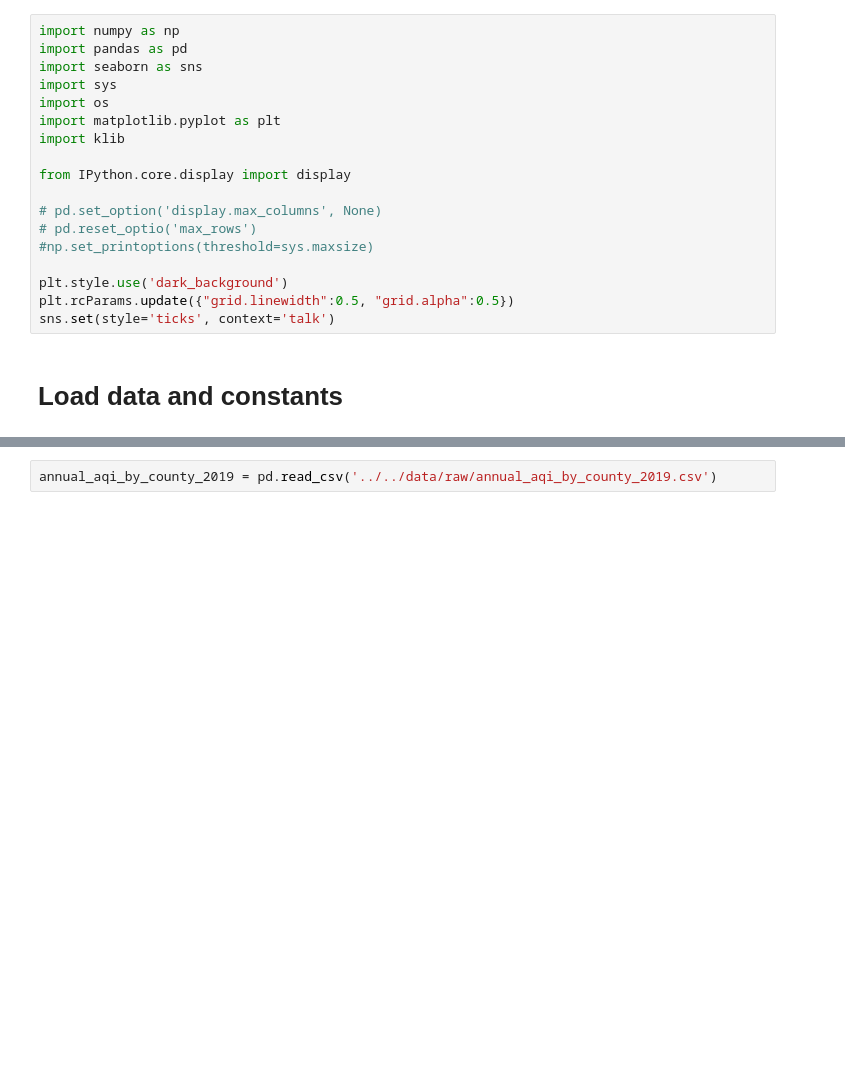
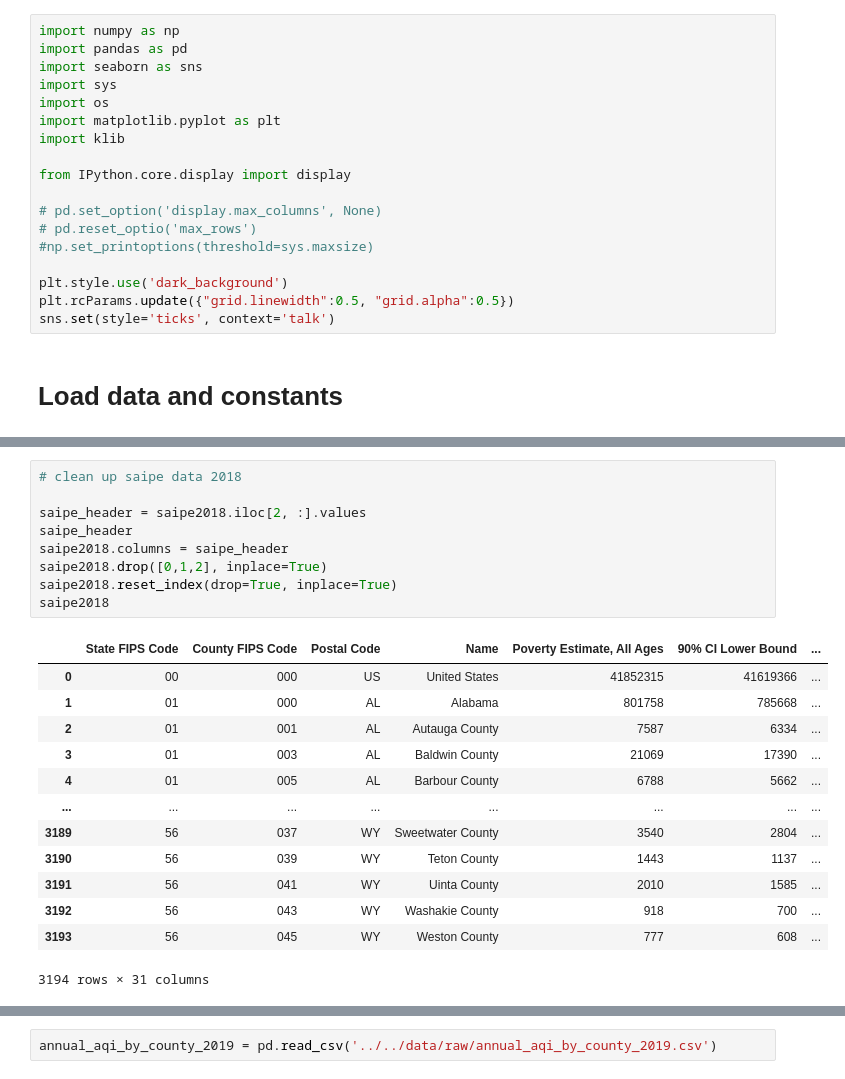
Before and after one commit to willkchan/Pollution-Forecast, a Jupyter notebook: src/preparation/Data_Wrangling7.ipynb, the cells around one changed output, grey strips where cells are left out. Cells and saved outputs as stored; diff of their text form; blank space fills up the shorter version.

```diff
--- a/src/preparation/Data_Wrangling7.ipynb
+++ b/src/preparation/Data_Wrangling7.ipynb
@@ -55,0 +235,23 @@ def remove_col(df, col_name):
+# %%
+# clean up saipe data 2018
+
+saipe_header = saipe2018.iloc[2, :].values
+saipe_header
+saipe2018.columns = saipe_header
+saipe2018.drop([0,1,2], inplace=True)
+saipe2018.reset_index(drop=True, inplace=True)
+saipe2018
+# %% [output]
+|  | State FIPS Code | County FIPS Code | Postal Code | Name | Poverty Estimate, All Ages | 90% CI Lower Bound | ... |
+| 0 | 00 | 000 | US | United States | 41852315 | 41619366 | ... |
+| 1 | 01 | 000 | AL | Alabama | 801758 | 785668 | ... |
+| 2 | 01 | 001 | AL | Autauga County | 7587 | 6334 | ... |
+| 3 | 01 | 003 | AL | Baldwin County | 21069 | 17390 | ... |
+| 4 | 01 | 005 | AL | Barbour County | 6788 | 5662 | ... |
+| ... | ... | ... | ... | ... | ... | ... | ... |
+| 3189 | 56 | 037 | WY | Sweetwater County | 3540 | 2804 | ... |
+| 3190 | 56 | 039 | WY | Teton County | 1443 | 1137 | ... |
+| 3191 | 56 | 041 | WY | Uinta County | 2010 | 1585 | ... |
+| 3192 | 56 | 043 | WY | Washakie County | 918 | 700 | ... |
+| 3193 | 56 | 045 | WY | Weston County | 777 | 608 | ... |
+3194 rows × 31 columns
```
Also changed, not shown: parts of 24 cells of this notebook, 1 other file.
